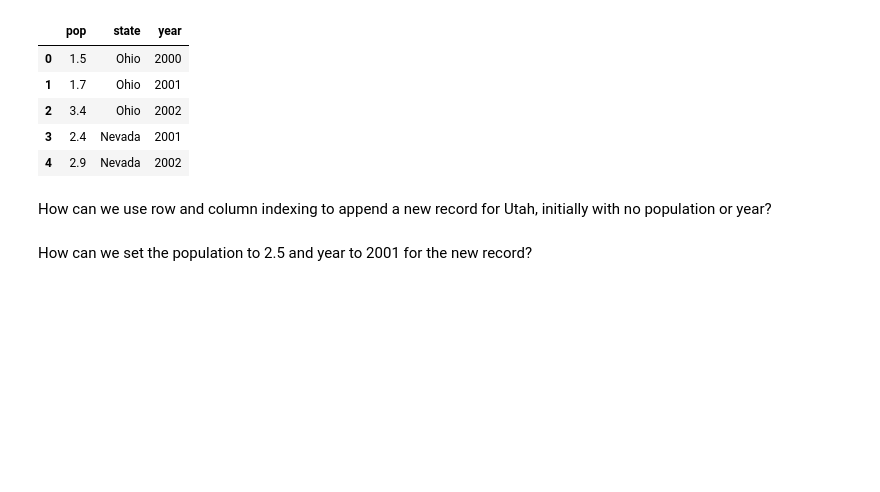
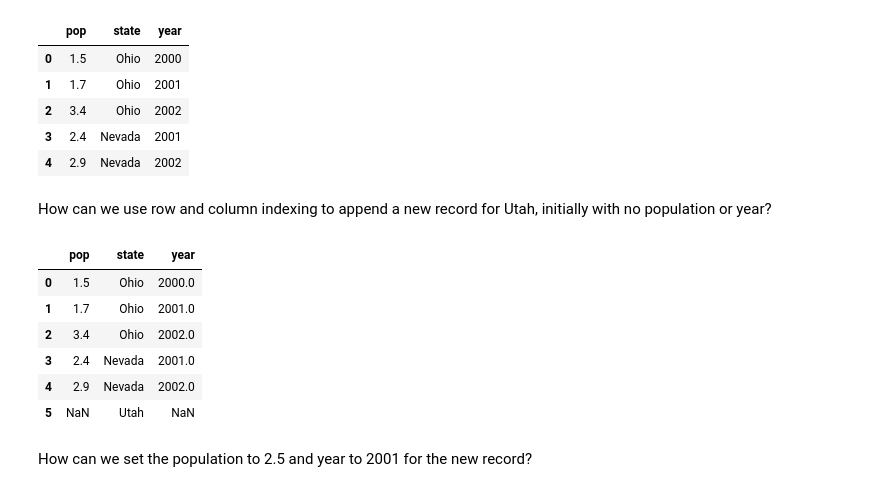
Before and after one commit to dmfrancis/ce599, a Jupyter notebook: 06-Pandas Basics Part 2/Basic-Operations-Using-Pandas.ipynb, the cells around one changed output. Cells and saved outputs as stored; diff of their text form; code cells hidden in the pictures; blank space fills up the shorter version.

```diff
--- a/06-Pandas Basics Part 2/Basic-Operations-Using-Pandas.ipynb
+++ b/06-Pandas Basics Part 2/Basic-Operations-Using-Pandas.ipynb
@@ -549,5 +558,14 @@ df
 How can we use row and column indexing to append a new record for Utah, initially with no population or year?
 # %%
 df.loc[5,'state']='Utah'
+df
+# %% [output]
+|  | pop | state | year |
+| 0 | 1.5 | Ohio | 2000.0 |
+| 1 | 1.7 | Ohio | 2001.0 |
+| 2 | 3.4 | Ohio | 2002.0 |
+| 3 | 2.4 | Nevada | 2001.0 |
+| 4 | 2.9 | Nevada | 2002.0 |
+| 5 | NaN | Utah | NaN |
 # %% [markdown]
 How can we set the population to 2.5 and year to 2001 for the new record?
```
Also changed, not shown: parts of 13 cells of this notebook, 6 other files.
